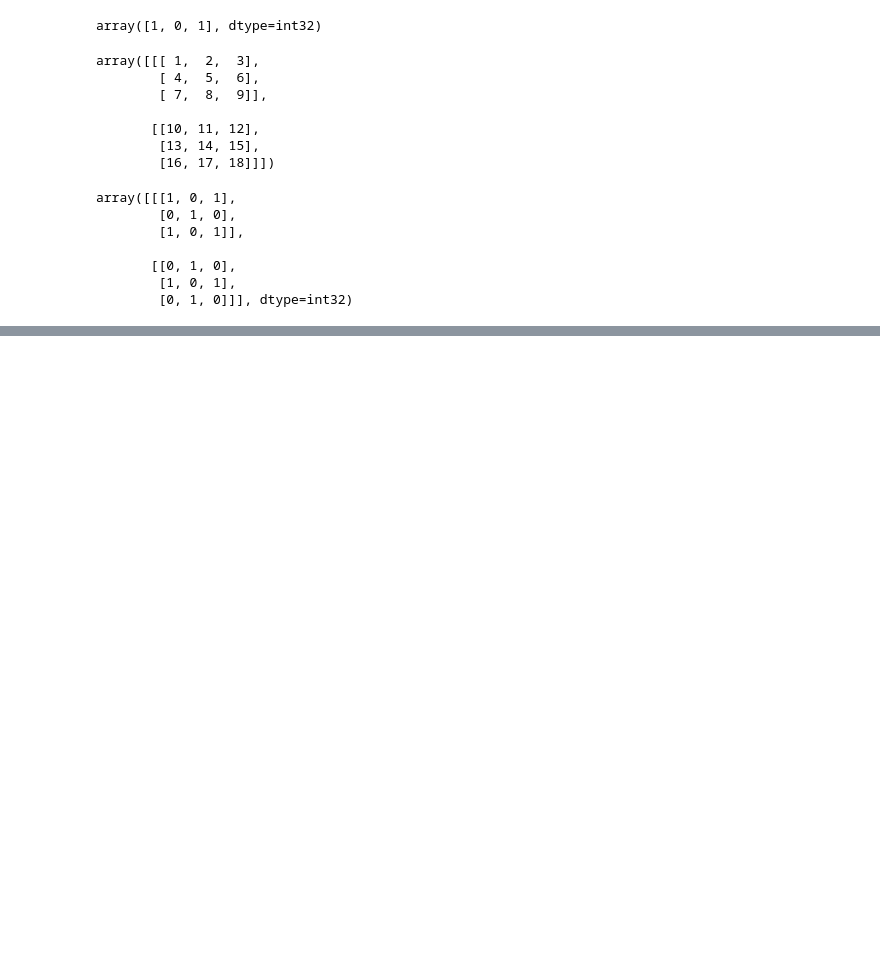
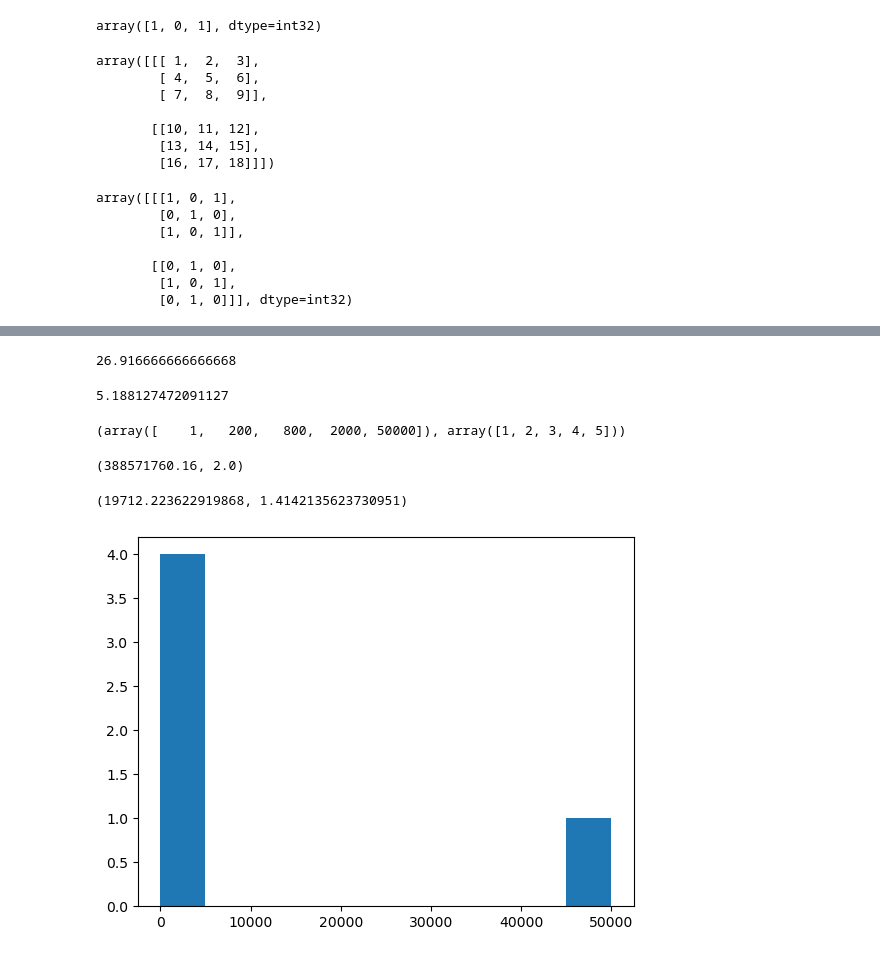
Before and after one commit to mebestaca/Path-to-Machine-Learning, a Jupyter notebook: Introduction to Numpy/Introduction to Numpy.ipynb, the cells around one changed output, grey strips where cells are left out. Drawn from its saved outputs; the diff is of its cells as text; code cells hidden in the pictures; blank space fills up the shorter version.

```diff
--- a/Introduction to Numpy/Introduction to Numpy.ipynb
+++ b/Introduction to Numpy/Introduction to Numpy.ipynb
@@ -484,0 +507,29 @@ array([[[1, 0, 1],
+# %%
+np.var(a3)
+# %% [output]
+26.916666666666668
+# %%
+np.sqrt(np.var(a3))
+# %% [output]
+5.188127472091127
+# %%
+high_var_array = np.array([ 1, 200, 800, 2000, 50000])
+low_var_array = np.array([ 1, 2, 3, 4, 5])
+high_var_array, low_var_array
+# %% [output]
+(array([    1,   200,   800,  2000, 50000]), array([1, 2, 3, 4, 5]))
+# %%
+np.var(high_var_array), np.var(low_var_array)
+# %% [output]
+(388571760.16, 2.0)
+# %%
+np.std(high_var_array), np.std(low_var_array)
+# %% [output]
+(19712.223622919868, 1.4142135623730951)
+# %%
+%matplotlib inline
+import matplotlib.pyplot as plt
+plt.hist(high_var_array)
+plt.show()
+# %% [output]
+[figure, added]
```
Also changed, not shown: parts of 29 cells of this notebook.
